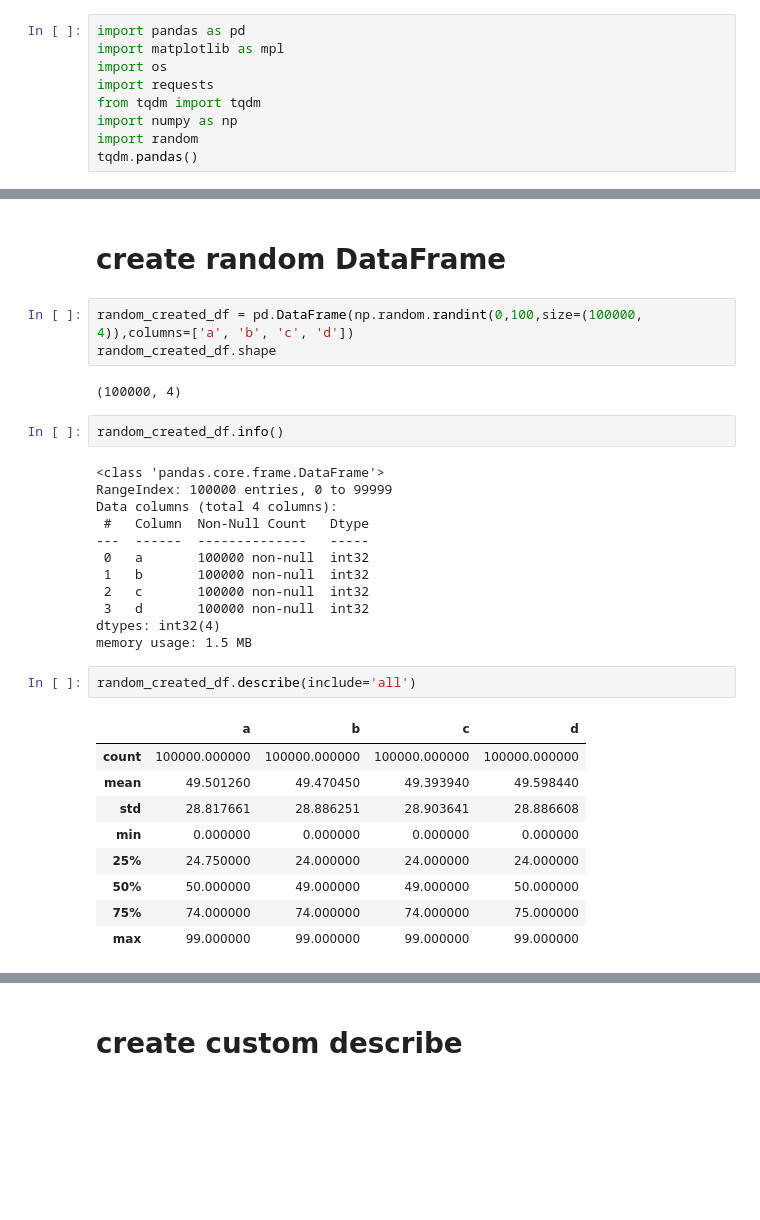
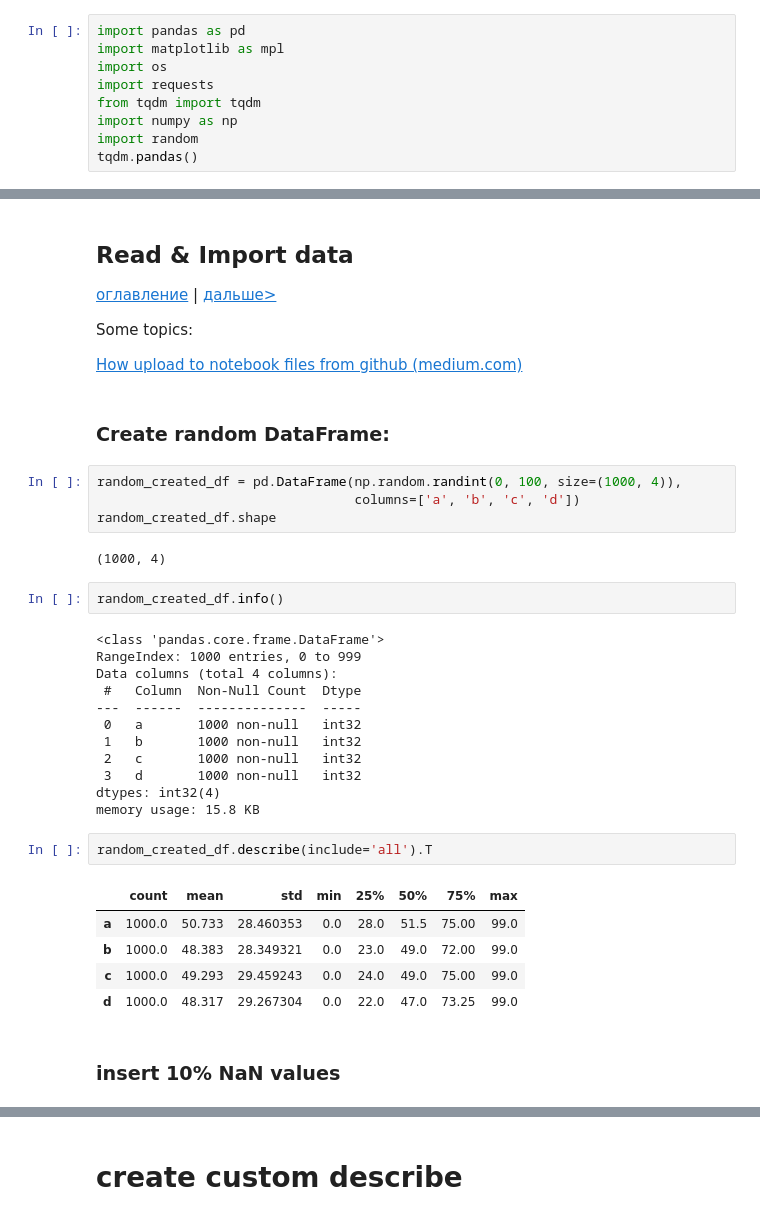
Before and after one commit to sqrt495/tips-and-tricks, a Jupyter notebook: Advanced_Pandas.ipynb, the cells around one changed output, grey strips where cells are left out. Drawn from its saved outputs; the diff is of its cells as text; blank space fills up the shorter version.

Commit message:
pandas notebook update

```diff
--- a/Advanced_Pandas.ipynb
+++ b/Advanced_Pandas.ipynb
@@ -42,34 +24,42 @@ pd.DataFrame.from_records(
+# %% [markdown]
+## Read & Import data
+<a class="anchor" id="import"></a>
+
+[оглавление](#contents) | [дальше>](#join)
+
+Some topics:
+
+[How upload to notebook files from github (medium.com)](https://medium.com/towards-entrepreneurship/importing-a-csv-file-from-github-in-a-jupyter-notebook-e2c28e7e74a5)
 # %% [markdown]
-# create random DataFrame
+### Create random DataFrame:
 # %%
-random_created_df = pd.DataFrame(np.random.randint(0,100,size=(100000, 4)),columns=['a', 'b', 'c', 'd'])
+random_created_df = pd.DataFrame(np.random.randint(0, 100, size=(1000, 4)),
+                                 columns=['a', 'b', 'c', 'd'])
 random_created_df.shape
 # %% [output]
-(100000, 4)
+(1000, 4)
 # %%
 random_created_df.info()
 # %% [output]
 <class 'pandas.core.frame.DataFrame'>
-RangeIndex: 100000 entries, 0 to 99999
+RangeIndex: 1000 entries, 0 to 999
 Data columns (total 4 columns):
- #   Column  Non-Null Count   Dtype
----  ------  --------------   -----
- 0   a       100000 non-null  int32
- 1   b       100000 non-null  int32
- 2   c       100000 non-null  int32
- 3   d       100000 non-null  int32
+ #   Column  Non-Null Count  Dtype
+---  ------  --------------  -----
+ 0   a       1000 non-null   int32
+ 1   b       1000 non-null   int32
+ 2   c       1000 non-null   int32
+ 3   d       1000 non-null   int32
 dtypes: int32(4)
-memory usage: 1.5 MB
+memory usage: 15.8 KB
 # %%
-random_created_df.describe(include='all')
+random_created_df.describe(include='all').T
 # %% [output]
-|  | a | b | c | d |
-| count | 100000.000000 | 100000.000000 | 100000.000000 | 100000.000000 |
-| mean | 49.501260 | 49.470450 | 49.393940 | 49.598440 |
-| std | 28.817661 | 28.886251 | 28.903641 | 28.886608 |
-| min | 0.000000 | 0.000000 | 0.000000 | 0.000000 |
-| 25% | 24.750000 | 24.000000 | 24.000000 | 24.000000 |
-| 50% | 50.000000 | 49.000000 | 49.000000 | 50.000000 |
-| 75% | 74.000000 | 74.000000 | 74.000000 | 75.000000 |
-| max | 99.000000 | 99.000000 | 99.000000 | 99.000000 |
+|  | count | mean | std | min | 25% | 50% | 75% | max |
+| a | 1000.0 | 50.733 | 28.460353 | 0.0 | 28.0 | 51.5 | 75.00 | 99.0 |
+| b | 1000.0 | 48.383 | 28.349321 | 0.0 | 23.0 | 49.0 | 72.00 | 99.0 |
+| c | 1000.0 | 49.293 | 29.459243 | 0.0 | 24.0 | 49.0 | 75.00 | 99.0 |
+| d | 1000.0 | 48.317 | 29.267304 | 0.0 | 22.0 | 47.0 | 73.25 | 99.0 |
+# %% [markdown]
+### insert 10% NaN values
 # %%
```
Also changed, not shown: parts of 34 cells of this notebook.
